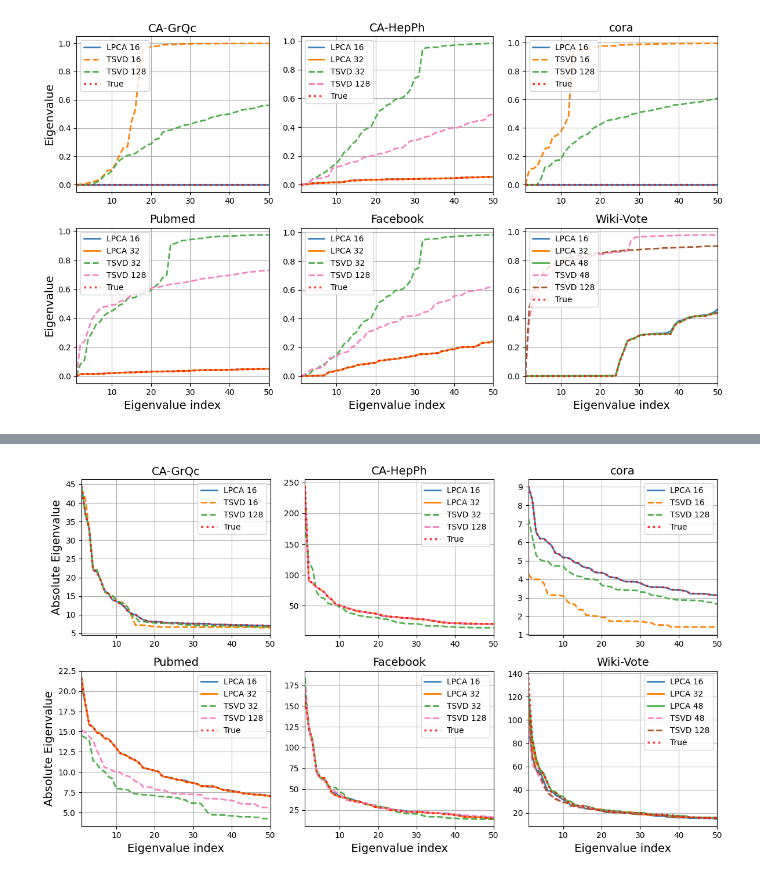
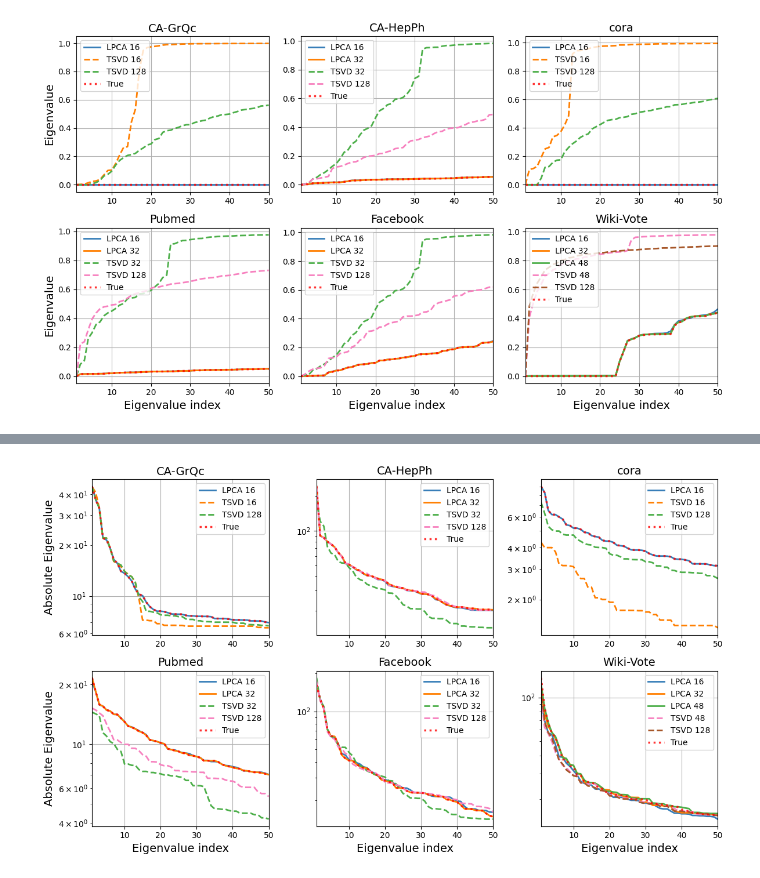
Before and after one commit to linyx1998/ML-with-Graph-Final-Project, a Jupyter notebook: extention_plot.ipynb, the cells around one changed output, grey strips where cells are left out. Drawn from its saved outputs; the diff is of its cells as text; code cells hidden in the pictures.

```diff
--- a/extention_plot.ipynb
+++ b/extention_plot.ipynb
@@ -708,8 +708,59 @@ CA-HepPh:
   TSVD 128 L2 error: 4.704425
 ============================================================
 # %%
-fig = plot_eigenvalue_results(nbt_results, k=50)
+# fig = plot_eigenvalue_results(nbt_results, k=50)
+# plt.savefig('./figs/ext-nbt.png', dpi=150, bbox_inches='tight')
+# plt.show()
+
+def plot_nbt_eigenvalue_results(results, dataset_order=None, k=50, figsize=(12, 7)):
+    if dataset_order is None:
+        dataset_order = list(results.keys())
+
+    n_panels = min(len(dataset_order), 6)
+    fig, axes = plt.subplots(2, 3, figsize=figsize)
+    axes = axes.flat
+
+    for idx in range(n_panels):
+        ax = axes[idx]
+        dataset = dataset_order[idx]
+
+        if dataset not in results or 'error' in results[dataset]:
+            ax.set_title(f'{dataset}')
+            continue
+
+        data = results[dataset]
+        eig_true = data['eig_true']
+        x = np.arange(1, len(eig_true) + 1)
+
+        for rank in sorted(data['lpca'].keys()):
+            eig = data['lpca'][rank]['eig']
+            err = data['lpca'][rank]['err']
+            ax.semilogy(x[:len(eig)], eig, label=f'LPCA {rank}', linewidth=2)
+
+        for rank in sorted(data['tsvd'].keys()):
+            eig = data['tsvd'][rank]['eig']
+            err = data['tsvd'][rank]['err']
+            ax.semilogy(x[:len(eig)], eig, label=f'TSVD {rank}', linewidth=2, linestyle='--')
+
+        ax.semilogy(x, eig_true, label='True', linewidth=2.5, linestyle=':', color='red', alpha=0.8)
+
+        if idx in [3, 4, 5]:
+            ax.set_xlabel('Eigenvalue index', fontsize=14)
+        if idx in [0, 3]:
+            ax.set_ylabel('Absolute Eigenvalue', fontsize=14)
+        ax.set_title(f'{dataset}', fontsize=14)
+        ax.grid()
+        ax.legend(fontsize=10, loc='best')
+        ax.set_xlim(1, k)
+
+    for idx in range(n_panels, 6):
+        axes[idx].axis('off')
+
+    plt.tight_layout()
+    return fig
+
+fig = plot_nbt_eigenvalue_results(nbt_results, k=50)
 plt.savefig('./figs/ext-nbt.png', dpi=150, bbox_inches='tight')
 plt.show()
 # %% [output]
-[figure, old version]
+[figure, new version]
```
Also changed, not shown: 1 other file.
